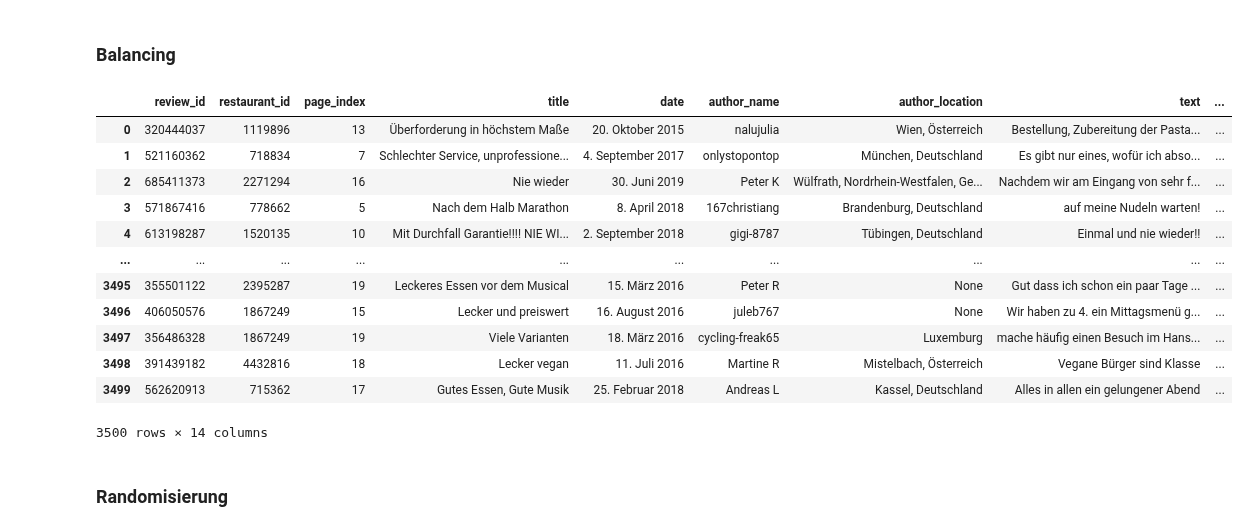
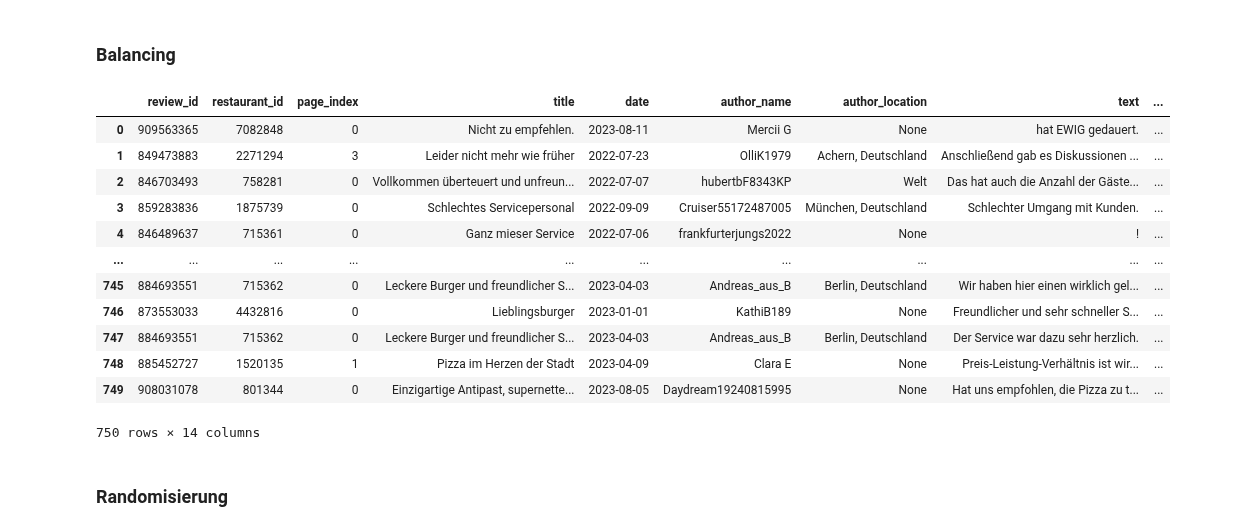
Before and after one commit to NilsHellwig/exploring-absa-llm-augmentation, a Jupyter notebook: 01 dataset creation/03_filter_reviews.ipynb, the cells around one changed output. Cells and saved outputs as stored; diff of their text form; code cells hidden in the pictures.

```diff
--- a/01 dataset creation/03_filter_reviews.ipynb
+++ b/01 dataset creation/03_filter_reviews.ipynb
@@ -103,0 +105,15 @@ duplicate_rows
+# %%
+month_mapping = {
+    "Januar": 1, "Februar": 2, "März": 3, "April": 4, "Mai": 5, "Juni": 6,
+    "Juli": 7, "August": 8, "September": 9, "Oktober": 10, "November": 11, "Dezember": 12
+}
+
+def convert_date(date_string):
+    day, month_name, year = date_string.split()
+    day = day.replace(".", "")
+    month = month_mapping[month_name]
+    return pd.Timestamp(int(year), month, int(day))
+
+df_reviews["date"] = df_reviews["date"].apply(convert_date)
+# %%
+df_reviews = df_reviews[df_reviews["date"] >= pd.Timestamp(2022, 7, 1)]
@@ -135,23 +199,23 @@ for idx, row in df_reviews.iterrows():
 # %% [markdown]
 ### Balancing
 # %%
-df_balanced_reviews_sentences = df_reviews_sentences.groupby(['rating'], group_keys=False).apply(lambda x: x.sample(700, replace=False, random_state=RANDOM_STATE))
+df_balanced_reviews_sentences = df_reviews_sentences.groupby(['rating'], group_keys=False).apply(lambda x: x.sample(150, replace=False, random_state=RANDOM_STATE))
 df_balanced_reviews_sentences.reset_index(drop=True, inplace=True)
 df_balanced_reviews_sentences
 # %% [output]
 |  | review_id | restaurant_id | page_index | title | date | author_name | author_location | text | ... |
-| 0 | 320444037 | 1119896 | 13 | Überforderung in höchstem Maße | 20. Oktober 2015 | nalujulia | Wien, Österreich | Bestellung, Zubereitung der Pasta... | ... |
-| 1 | 521160362 | 718834 | 7 | Schlechter Service, unprofessione... | 4. September 2017 | onlystopontop | München, Deutschland | Es gibt nur eines, wofür ich abso... | ... |
-| 2 | 685411373 | 2271294 | 16 | Nie wieder | 30. Juni 2019 | Peter K | Wülfrath, Nordrhein-Westfalen, Ge... | Nachdem wir am Eingang von sehr f... | ... |
-| 3 | 571867416 | 778662 | 5 | Nach dem Halb Marathon | 8. April 2018 | 167christiang | Brandenburg, Deutschland | auf meine Nudeln warten! | ... |
-| 4 | 613198287 | 1520135 | 10 | Mit Durchfall Garantie!!!! NIE WI... | 2. September 2018 | gigi-8787 | Tübingen, Deutschland | Einmal und nie wieder!! | ... |
+| 0 | 909563365 | 7082848 | 0 | Nicht zu empfehlen. | 2023-08-11 | Mercii G | None | hat EWIG gedauert. | ... |
+| 1 | 849473883 | 2271294 | 3 | Leider nicht mehr wie früher | 2022-07-23 | OlliK1979 | Achern, Deutschland | Anschließend gab es Diskussionen ... | ... |
+| 2 | 846703493 | 758281 | 0 | Vollkommen überteuert und unfreun... | 2022-07-07 | hubertbF8343KP | Welt | Das hat auch die Anzahl der Gäste... | ... |
+| 3 | 859283836 | 1875739 | 0 | Schlechtes Servicepersonal | 2022-09-09 | Cruiser55172487005 | München, Deutschland | Schlechter Umgang mit Kunden. | ... |
+| 4 | 846489637 | 715361 | 0 | Ganz mieser Service | 2022-07-06 | frankfurterjungs2022 | None | ! | ... |
 | ... | ... | ... | ... | ... | ... | ... | ... | ... | ... |
-| 3495 | 355501122 | 2395287 | 19 | Leckeres Essen vor dem Musical | 15. März 2016 | Peter R | None | Gut dass ich schon ein paar Tage ... | ... |
-| 3496 | 406050576 | 1867249 | 15 | Lecker und preiswert | 16. August 2016 | juleb767 | None | Wir haben zu 4. ein Mittagsmenü g... | ... |
-| 3497 | 356486328 | 1867249 | 19 | Viele Varianten | 18. März 2016 | cycling-freak65 | Luxemburg | mache häufig einen Besuch im Hans... | ... |
-| 3498 | 391439182 | 4432816 | 18 | Lecker vegan | 11. Juli 2016 | Martine R | Mistelbach, Österreich | Vegane Bürger sind Klasse | ... |
-| 3499 | 562620913 | 715362 | 17 | Gutes Essen, Gute Musik | 25. Februar 2018 | Andreas L | Kassel, Deutschland | Alles in allen ein gelungener Abend | ... |
+| 745 | 884693551 | 715362 | 0 | Leckere Burger und freundlicher S... | 2023-04-03 | Andreas_aus_B | Berlin, Deutschland | Wir haben hier einen wirklich gel... | ... |
+| 746 | 873553033 | 4432816 | 0 | Lieblingsburger | 2023-01-01 | KathiB189 | None | Freundlicher und sehr schneller S... | ... |
+| 747 | 884693551 | 715362 | 0 | Leckere Burger und freundlicher S... | 2023-04-03 | Andreas_aus_B | Berlin, Deutschland | Der Service war dazu sehr herzlich. | ... |
+| 748 | 885452727 | 1520135 | 1 | Pizza im Herzen der Stadt | 2023-04-09 | Clara E | None | Preis-Leistung-Verhältnis ist wir... | ... |
+| 749 | 908031078 | 801344 | 0 | Einzigartige Antipast, supernette... | 2023-08-05 | Daydream19240815995 | None | Hat uns empfohlen, die Pizza zu t... | ... |
-3500 rows × 14 columns
+750 rows × 14 columns
 # %% [markdown]
 ### Randomisierung
 # %%
```
Also changed, not shown: parts of 14 cells of this notebook, 2 other files.
